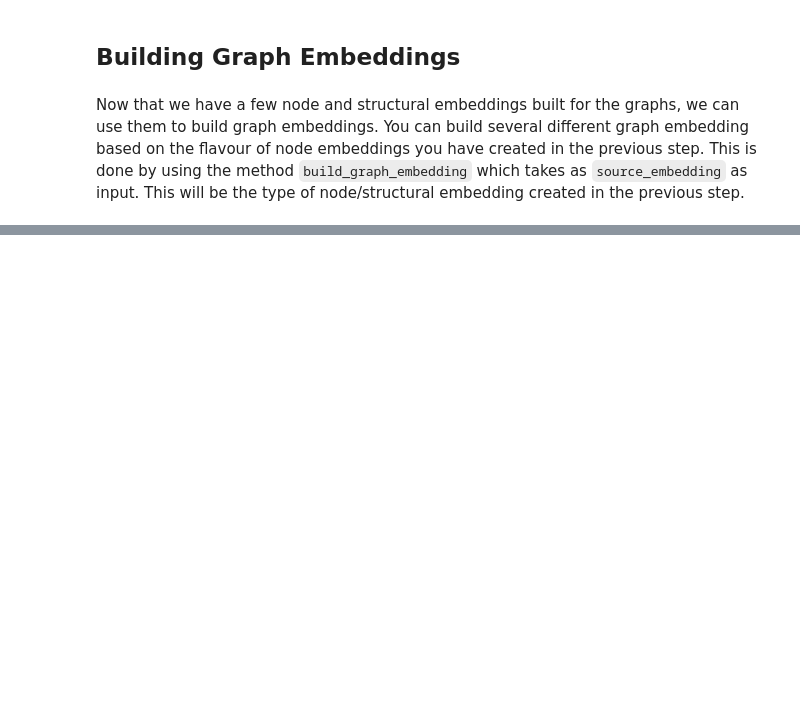
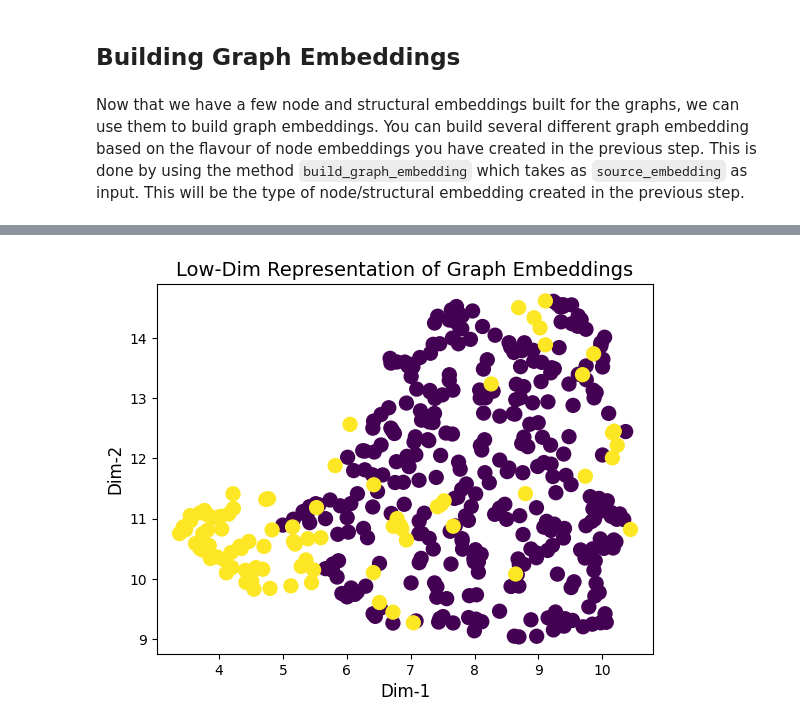
Before and after one commit to elmspace/NEExT, a Jupyter notebook: examples/example.ipynb, the cells around one changed output, grey strips where cells are left out. Cells and saved outputs as stored; diff of their text form; code cells hidden in the pictures; blank space fills up the shorter version.

```diff
--- a/examples/example.ipynb
+++ b/examples/example.ipynb
@@ -87,0 +111,3 @@ ugaf.graph_c.graph_collection[0]["embedding"]
+# %%
+ugaf.plot_graph_embedding(source_embedding="lsme", dim_reduc_algo="umap", color_using_grpah_labels=True)
+# %% [output]
@@ -87,0 +115 @@ ugaf.graph_c.graph_collection[0]["embedding"]
+[figure, added]
```
Also changed, not shown: parts of 20 cells of this notebook, 3 other files.
